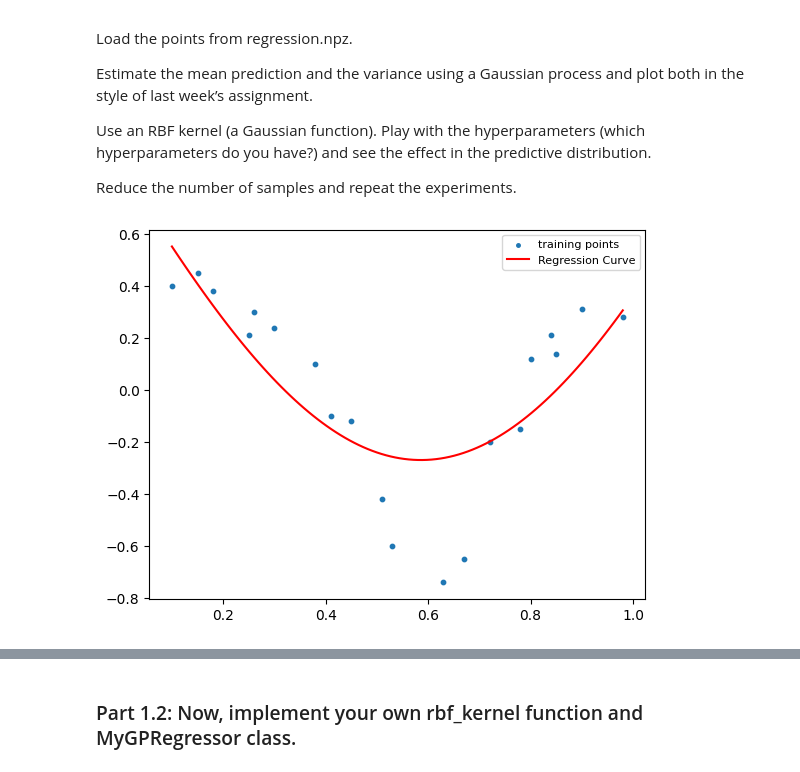
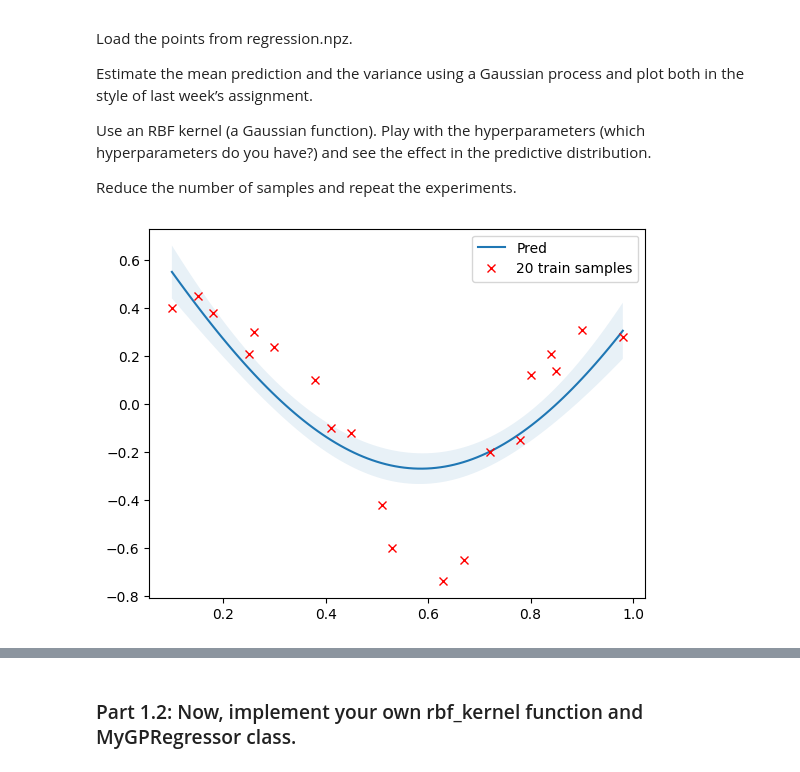
Before and after one commit to stefhacker/spr-exercises, a Jupyter notebook: ex06_gaussian_processes/ex6.ipynb, the cells around one changed output, grey strips where cells are left out. Drawn from its saved outputs; the diff is of its cells as text; code cells hidden in the pictures.

```diff
--- a/ex06_gaussian_processes/ex6.ipynb
+++ b/ex06_gaussian_processes/ex6.ipynb
@@ -116,29 +116,23 @@ Y = data[:, 1]
 # %%
 # START TODO ################
 # Create a function that fits a GP using sklearn and run the function on the data
-def gaussian_process(x, y, alpha = 1e-2):
+def gaussian_process(x, y, X_pred, alpha = 1e-2):
     kernel = 1 * ConstantKernel(1**2, constant_value_bounds="fixed")*RBF(length_scale=1.0, length_scale_bounds="fixed")
     gaussian_process = GaussianProcessRegressor(kernel=kernel, optimizer=None, alpha=alpha)
     gaussian_process.fit(x, y)
 
 
 
-    X_pred = np.linspace(x.min(), x.max(), 100).reshape(-1, 1)
+
     mu_pred, cov_pred = gaussian_process.predict(X_pred, return_cov=True)
 
-
-    plt.scatter(x, y, marker='o', label='training points', s = 10)
-    plt.plot(X_pred, mu_pred,  color = 'red', label='Regression Curve')
-
-    plt.legend(fontsize=8, markerscale=0.8)
-
-
-
-    plt.show()
+    return mu_pred, cov_pred
 # END TODO ################
-gaussian_process(X, Y)
+X_pred = np.linspace(X.min(), X.max(), 100).reshape(-1, 1)
+mu_pred, cov_pred = gaussian_process(X, Y, X_pred)
+plot_gp(mu_pred, cov_pred, X_pred, X, Y)
 # %% [output]
-[figure, old version]
+[figure, new version]
 # %%
 # START TODO ################
 # Randomly subsample your data and run the GP on [1, 2, 3, 5, 10, 20] datapoints.
```
Also changed, not shown: parts of 5 cells of this notebook.
